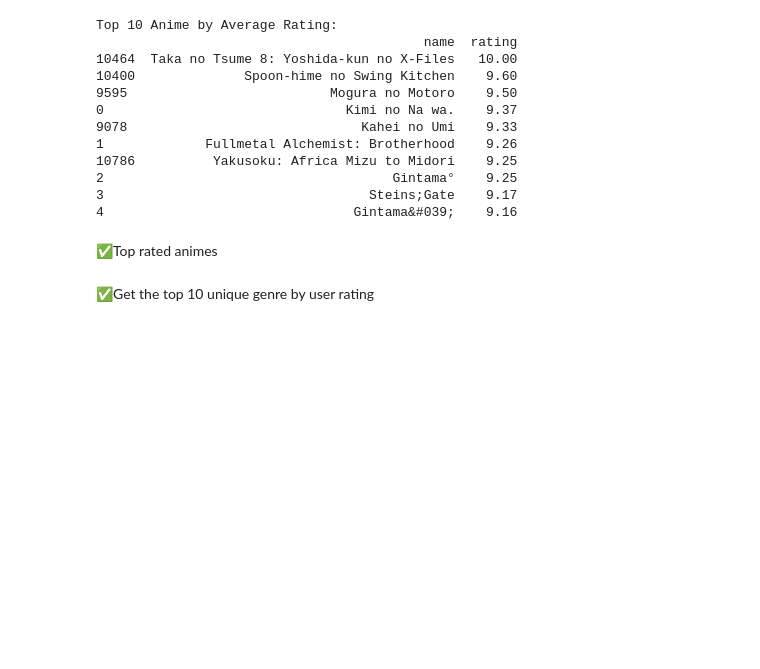
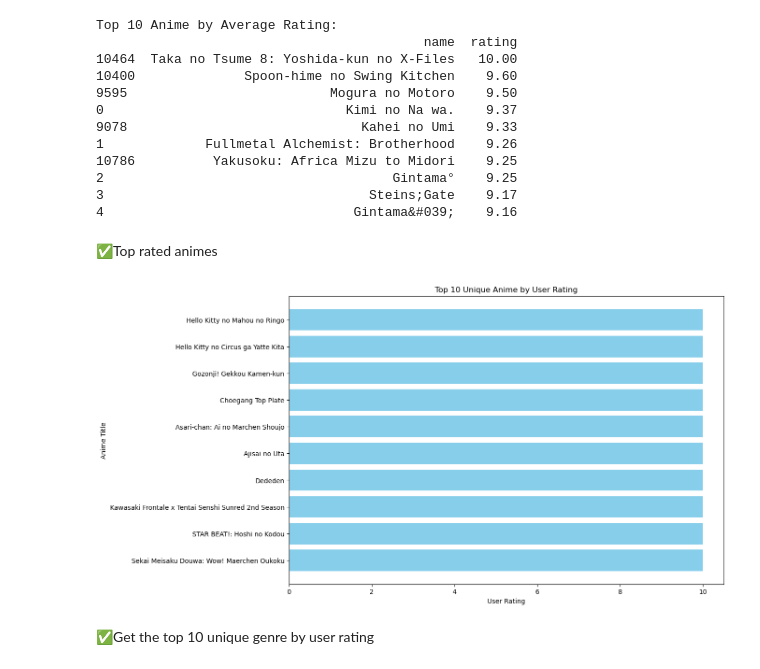
Before and after one commit to melokuhle17/Group1-Unsupervised-Learning, a Jupyter notebook: Anime.ipynb, the cells around one changed output. Cells and saved outputs as stored; diff of their text form; code cells hidden in the pictures; blank space fills up the shorter version.

```diff
--- a/Anime.ipynb
+++ b/Anime.ipynb
@@ -794,22 +772,25 @@ Top 10 Anime by Average Rating:
 # %% [markdown]
  ✅Top rated animes
 # %%
+# # Get the top 10 unique animes by user rating
+top_rated_unique_animes = ratings_df.groupby('anime_id')['rating'].mean()
+subset = pd.DataFrame(anime_df[['anime_id', 'name']])
+subset['rating'] = subset['anime_id'].map(top_rated_unique_animes)
+subset = subset.nlargest(10, 'rating')
 
-# # Get the top 10 unique animes by user rating
-# top_rated_unique_animes =anime_df.nlargest(10, 'rating')[['name', 'rating']]
-
-# # Visualize top 10 unique user rated animes
-# plt.figure(figsize=(12, 8))
-# plt.barh(
-#     top_rated_unique_animes['name'],
-#     top_rated_unique_animes['user_rating'],
-#     color='skyblue'
-# )
-# plt.title('Top 10 Unique Anime by User Rating')
-# plt.xlabel('User Rating')
-# plt.ylabel('Anime Title')
-# plt.gca().invert_yaxis()  # Invert y-axis to have the highest-rated anime at the top
-# plt.show()
+# Visualize top 10 unique user rated animes
+plt.figure(figsize=(12, 8))
+plt.barh(
+    subset['name'],
+    subset['rating'],
+    color='skyblue'
+)
+plt.title('Top 10 Unique Anime by User Rating')
+plt.xlabel('User Rating')
+plt.ylabel('Anime Title')
+plt.show()
+# %% [output]
+[figure, added]
 # %% [markdown]
 ✅Get the top 10 unique genre by user rating
 # %%
```
Also changed, not shown: parts of 25 cells of this notebook, 1 other file.
